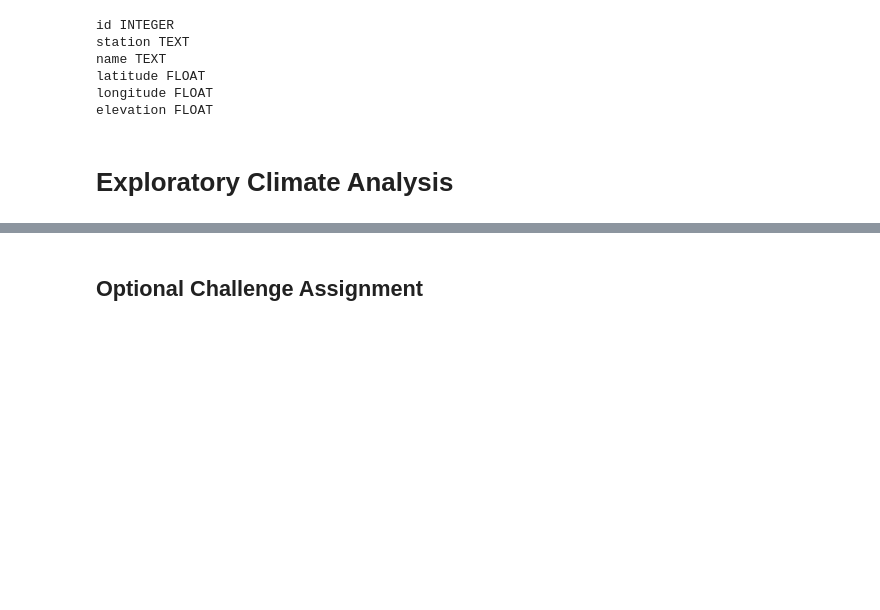
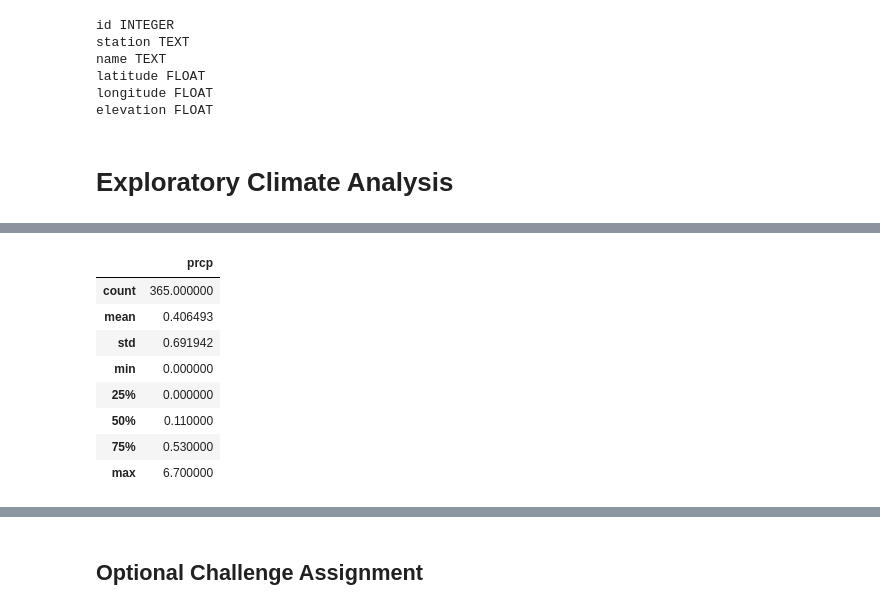
Before and after one commit to MarkovCredit/BootCamp_Spot, a Jupyter notebook: 11-Advanced-Data-Storage-and-Retrieval/Climate_Analysis_ML.ipynb, the cells around one changed output, grey strips where cells are left out. Drawn from its saved outputs; the diff is of its cells as text; code cells hidden in the pictures; blank space fills up the shorter version.

```diff
--- a/11-Advanced-Data-Storage-and-Retrieval/Climate_Analysis_ML.ipynb
+++ b/11-Advanced-Data-Storage-and-Retrieval/Climate_Analysis_ML.ipynb
@@ -69,0 +85,6 @@ elevation FLOAT
+# %%
+# Calculate the date 1 year ago from today
+max_date_1 = dt.strptime(max_date[0], "%Y-%m-%d")
+print(max_date_1)
+one_year_ago_date = max_date_1 - timedelta(days=365)
+print(one_year_ago_date)
@@ -70,3 +94,4 @@ elevation FLOAT
 # %%
 # Design a query to retrieve the last 12 months of precipitation data and plot the results
-alldates = session.query(Measurement.date).group_by(Measurement.date).order_by(Measurement.date.desc()).all()
+L12M_Data = session.query(Measurement.date, Measurement.prcp).\
+            filter(Measurement.date > one_year_ago_date).group_by(Measurement.date).order_by(Measurement.date).all()
@@ -161,0 +155,13 @@ dtype: int64
+# %%
+# Use Pandas to calcualte the summary statistics for the precipitation data
+df_2.describe(include = 'all')
+# %% [output]
+|  | prcp |
+| count | 365.000000 |
+| mean | 0.406493 |
+| std | 0.691942 |
+| min | 0.000000 |
+| 25% | 0.000000 |
+| 50% | 0.110000 |
+| 75% | 0.530000 |
+| max | 6.700000 |
```
Also changed, not shown: parts of 36 cells of this notebook, 1 other file.
